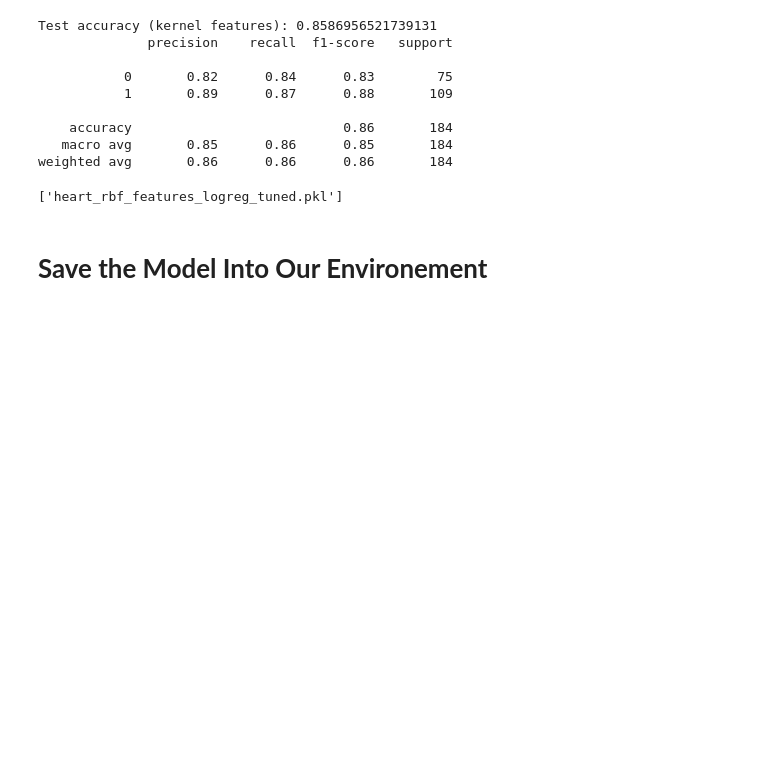
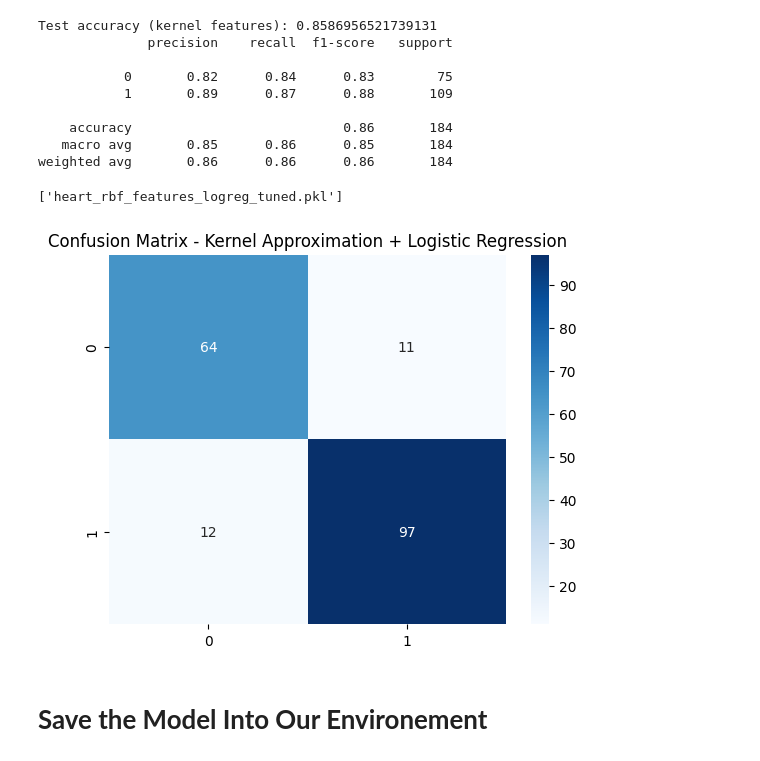
Before and after one commit to StoryWeaversGuild/Heart_Disease_Predictor, a Jupyter notebook: Heart_Disease_Predictor.ipynb, the cells around one changed output. Drawn from its saved outputs; the diff is of its cells as text; code cells hidden in the pictures; blank space fills up the shorter version.

```diff
--- a/Heart_Disease_Predictor.ipynb
+++ b/Heart_Disease_Predictor.ipynb
@@ -330,6 +330,13 @@ Test accuracy (kernel features): 0.8586956521739131
    macro avg       0.85      0.86      0.85       184
 weighted avg       0.86      0.86      0.86       184
 ['heart_rbf_features_logreg_tuned.pkl']
+# %%
+cm = confusion_matrix(y_test,y_pred)
+sns.heatmap(cm,annot=True,fmt='d',cmap='Blues')
+plt.title('Confusion Matrix - Kernel Approximation + Logistic Regression')
+plt.show()
+# %% [output]
+[figure, added]
 # %% [markdown]
 # **Save the Model Into Our Environement**
 # %%
```
Also changed, not shown: parts of 1 cell of this notebook.
